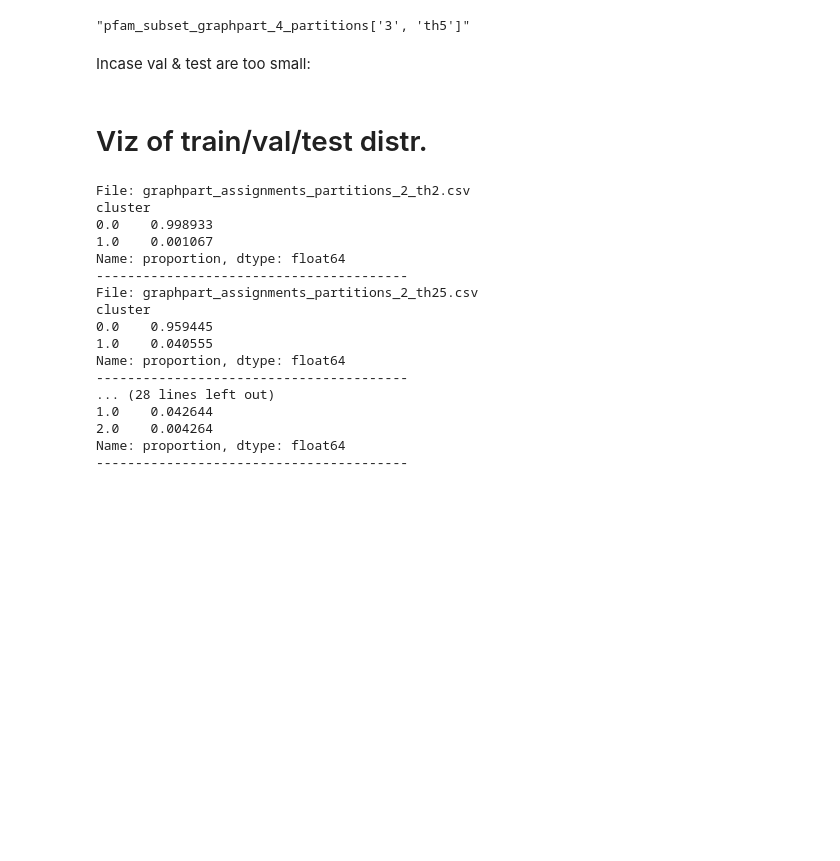
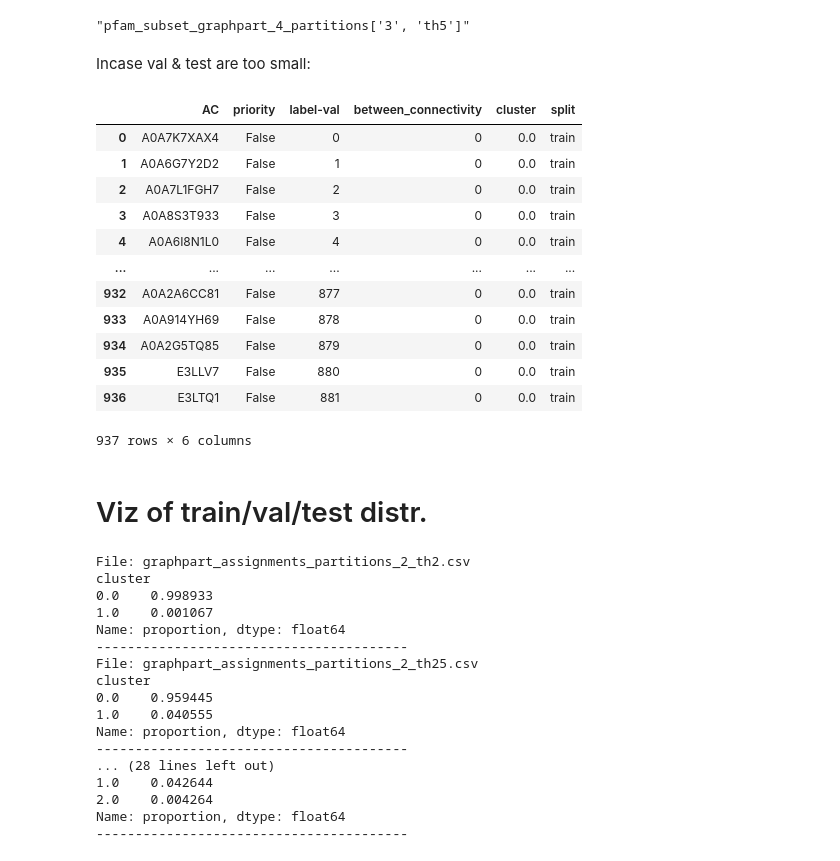
Before and after one commit to TobiasNeumeier/ProteinPrediction, a Jupyter notebook: notebooks/clustering_and_train_test_split.ipynb, the cells around one changed output. Cells and saved outputs as stored; diff of their text form; code cells hidden in the pictures; blank space fills up the shorter version.

```diff
--- a/notebooks/clustering_and_train_test_split.ipynb
+++ b/notebooks/clustering_and_train_test_split.ipynb
@@ -125,6 +138,22 @@ assignments[assignments['split'] == 'test'].to_csv(OUT_DIR / fasta_dataset / "te
 Incase val & test are too small:
 # %%
 assignments[assignments['split'] != 'train'].to_csv(OUT_DIR / fasta_dataset / "val_and_test.csv", index=False)
+# %%
+assignments
+# %% [output]
+|  | AC | priority | label-val | between_connectivity | cluster | split |
+| 0 | A0A7K7XAX4 | False | 0 | 0 | 0.0 | train |
+| 1 | A0A6G7Y2D2 | False | 1 | 0 | 0.0 | train |
+| 2 | A0A7L1FGH7 | False | 2 | 0 | 0.0 | train |
+| 3 | A0A8S3T933 | False | 3 | 0 | 0.0 | train |
+| 4 | A0A6I8N1L0 | False | 4 | 0 | 0.0 | train |
+| ... | ... | ... | ... | ... | ... | ... |
+| 932 | A0A2A6CC81 | False | 877 | 0 | 0.0 | train |
+| 933 | A0A914YH69 | False | 878 | 0 | 0.0 | train |
+| 934 | A0A2G5TQ85 | False | 879 | 0 | 0.0 | train |
+| 935 | E3LLV7 | False | 880 | 0 | 0.0 | train |
+| 936 | E3LTQ1 | False | 881 | 0 | 0.0 | train |
+937 rows × 6 columns
 # %% [markdown]
 # Viz of train/val/test distr.
 # %%
```
Also changed, not shown: parts of 3 cells of this notebook, 1 other file.
